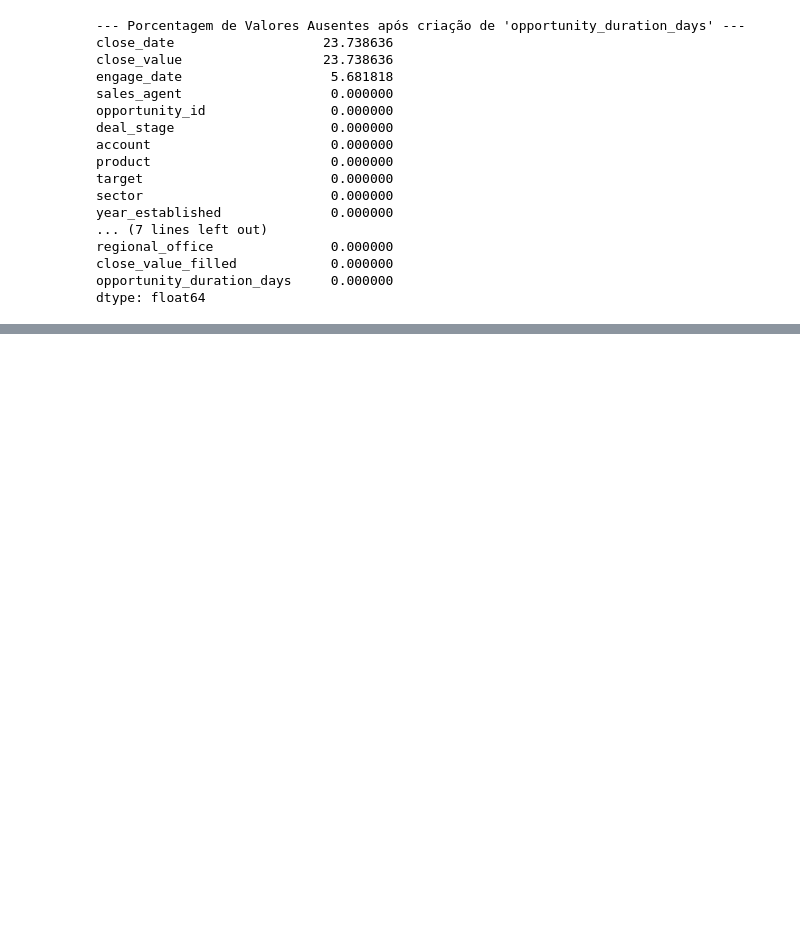
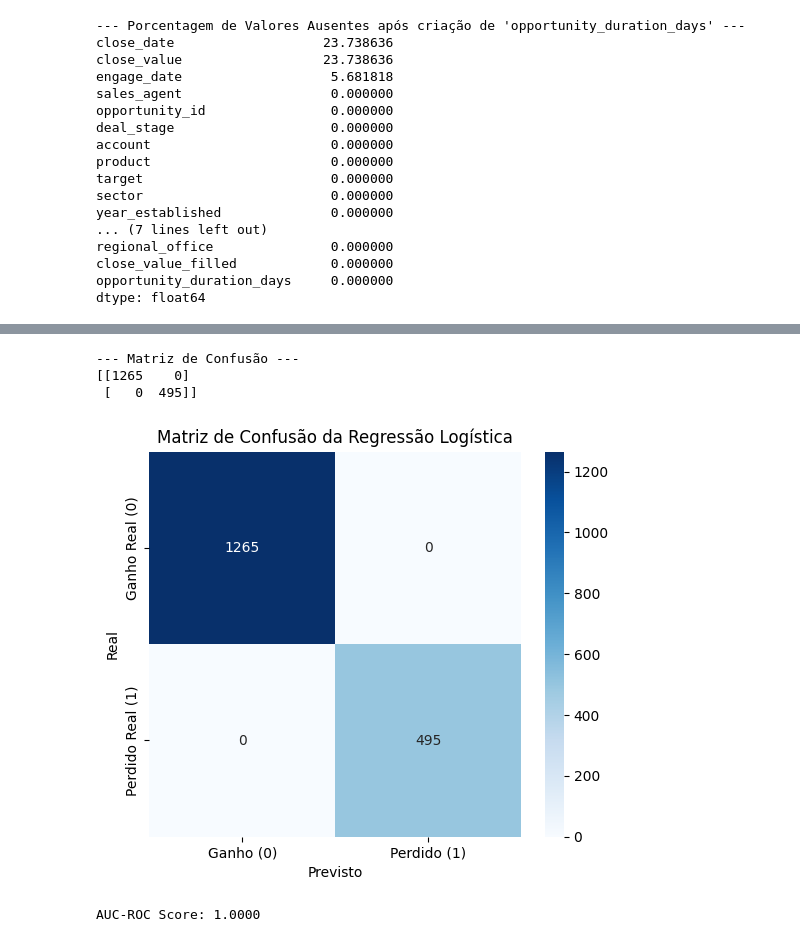
Before and after one commit to muriloWeber/crm_opportunity_loss_prediction, a Jupyter notebook: notebooks/02_data_preparation.ipynb, the cells around one changed output, grey strips where cells are left out. Drawn from its saved outputs; the diff is of its cells as text; code cells hidden in the pictures; blank space fills up the shorter version.

```diff
--- a/notebooks/02_data_preparation.ipynb
+++ b/notebooks/02_data_preparation.ipynb
@@ -215,0 +468,4 @@ dtype: float64
+# %%
+# Usar solver='liblinear' é robusto para datasets menores e para penalidade L1/L2
+# random_state para reprodutibilidade
+model = LogisticRegression(solver='liblinear', random_state=42)
@@ -215,0 +474,4 @@ dtype: float64
+# %%
+# O modelo aprende os padrões a partir dos dados de treinamento
+model.fit(X_train, y_train)
+print("\n--- Modelo de Regressão Logística Treinado com Sucesso! ---")
@@ -215,0 +484,6 @@ dtype: float64
+# %%
+y_pred = model.predict(X_test)
+y_prob = model.predict_proba(X_test)[:, 1] # Probabilidade da classe positiva (target = 1, ou seja, 'perda')
+
+print("\n--- Relatório de Classificação no Conjunto de Teste ---")
+print(classification_report(y_test, y_pred))
@@ -215,0 +500,26 @@ dtype: float64
+# %%
+print("\n--- Matriz de Confusão ---")
+cm = confusion_matrix(y_test, y_pred)
+print(cm)
+# %% [output]
+--- Matriz de Confusão ---
+[[1265    0]
+ [   0  495]]
+# %%
+# Visualizar a Matriz de Confusão
+plt.figure(figsize=(6, 5))
+sns.heatmap(cm, annot=True, fmt='d', cmap='Blues',
+            xticklabels=['Ganho (0)', 'Perdido (1)'],
+            yticklabels=['Ganho Real (0)', 'Perdido Real (1)'])
+plt.xlabel('Previsto')
+plt.ylabel('Real')
+plt.title('Matriz de Confusão da Regressão Logística')
+plt.show()
+# %% [output]
+[figure, added]
+# %%
+# Calcular e Imprimir AUC-ROC
+auc_roc = roc_auc_score(y_test, y_prob)
+print(f"\nAUC-ROC Score: {auc_roc:.4f}")
+# %% [output]
+AUC-ROC Score: 1.0000
```
Also changed, not shown: parts of 43 cells of this notebook, 1 other file.
